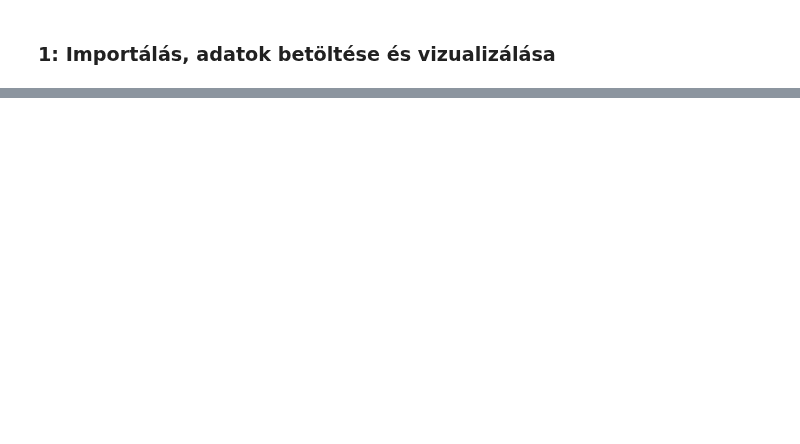
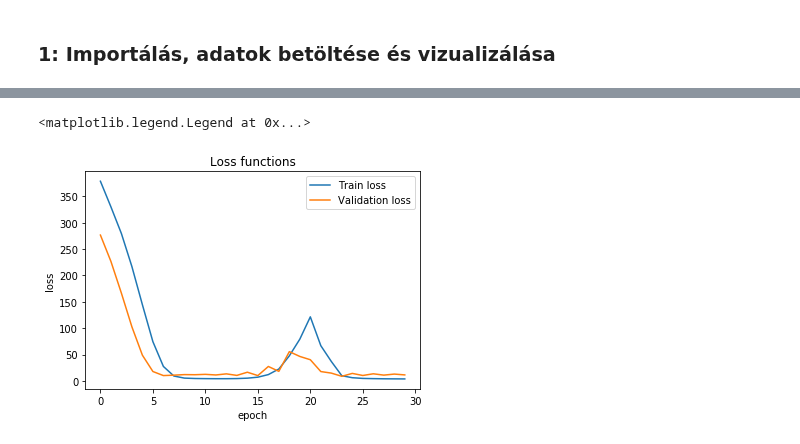
Before and after one commit to Fortuz/MIKRO_lab, a Jupyter notebook: AdaptiveRoboLabor/Jupyter/L08_Regularization/L08 - Regularization.ipynb, the cells around one changed output, grey strips where cells are left out. Drawn from its saved outputs; the diff is of its cells as text; code cells hidden in the pictures; blank space fills up the shorter version.

```diff
--- a/AdaptiveRoboLabor/Jupyter/L08_Regularization/L08 - Regularization.ipynb
+++ b/AdaptiveRoboLabor/Jupyter/L08_Regularization/L08 - Regularization.ipynb
@@ -290,0 +130,21 @@ plt.show()
+# %%
+Lambda = 0.001
+lr_rate = 0.01
+epoch = 30
+order=9
+# %%
+# X:
+X_train_p = polyFeatures(X_train, order)                                # polynomial features
+X_train_pn, mu, sigma = featureNormalize(X_train_p)                     # feature normalization
+
+# X_val:
+X_val_p = polyFeatures(X_val, order)
+X_val_pn = (X_val_p-mu)/sigma
+
+# X_TESZT:
+X_test_p = polyFeatures(X_test, order)
+X_test_pn = (X_test_p-mu)/sigma
+
+print("""Expected Normalized Training Example for order=3 (approx.):
+[-0.362 -0.755  0.182 ]""")
+print('Normalized Training Example 1:\n',X_train_pn[0,:])
@@ -290,0 +157,12 @@ plt.show()
+# %%
+# building a linear stack of layers with the sequential model
+model2 = Sequential()
+model2.add(Dense(order, input_shape=(order,), use_bias=True, kernel_regularizer=regularizers.l2(Lambda)))
+model2.add(Dense(1))
+
+# compiling the sequential model
+sgd = optimizers.SGD(lr=lr_rate)
+model2.compile(loss='MSE', optimizer=sgd)
+
+# training the model and saving metrics in history
+history2 = model2.fit(X_train_pn, Y_train, epochs=epoch, validation_data=(X_val_pn, Y_val), verbose = 2)
@@ -290,0 +187,12 @@ plt.show()
+# %%
+# plotting the metrics
+fig = plt.figure()
+plt.plot(history2.history['loss'])
+plt.plot(history2.history['val_loss'])
+plt.title('Loss functions')
+plt.ylabel('loss')
+plt.xlabel('epoch')
+plt.legend(['Train loss', 'Validation loss'])
+# %% [output]
+<matplotlib.legend.Legend at 0x...>
+[figure, added]
```
Also changed, not shown: parts of 27 cells of this notebook, 2 other files.
